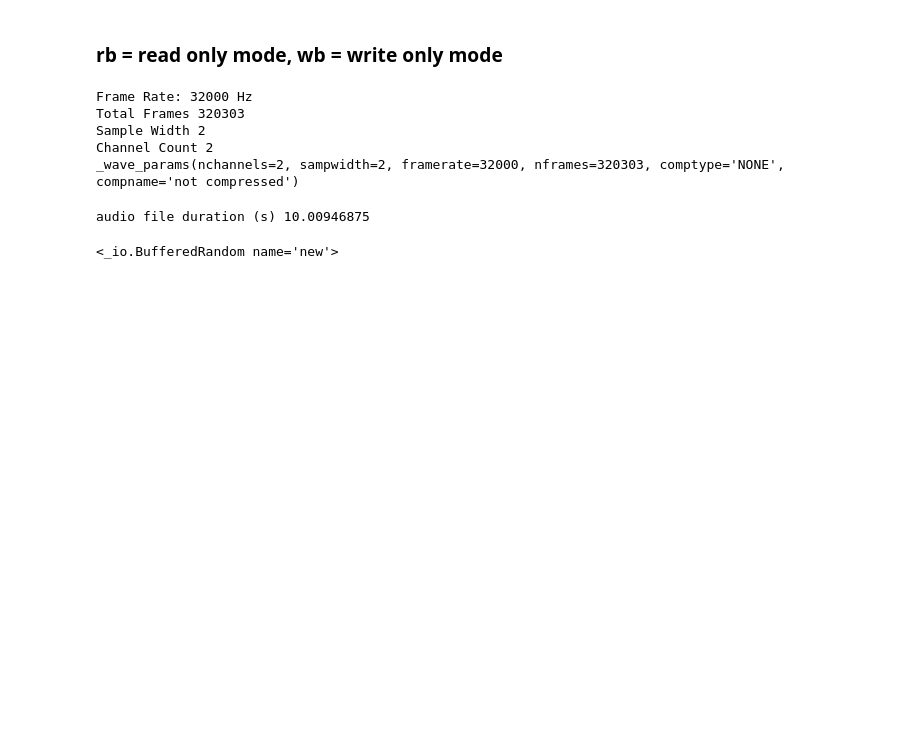
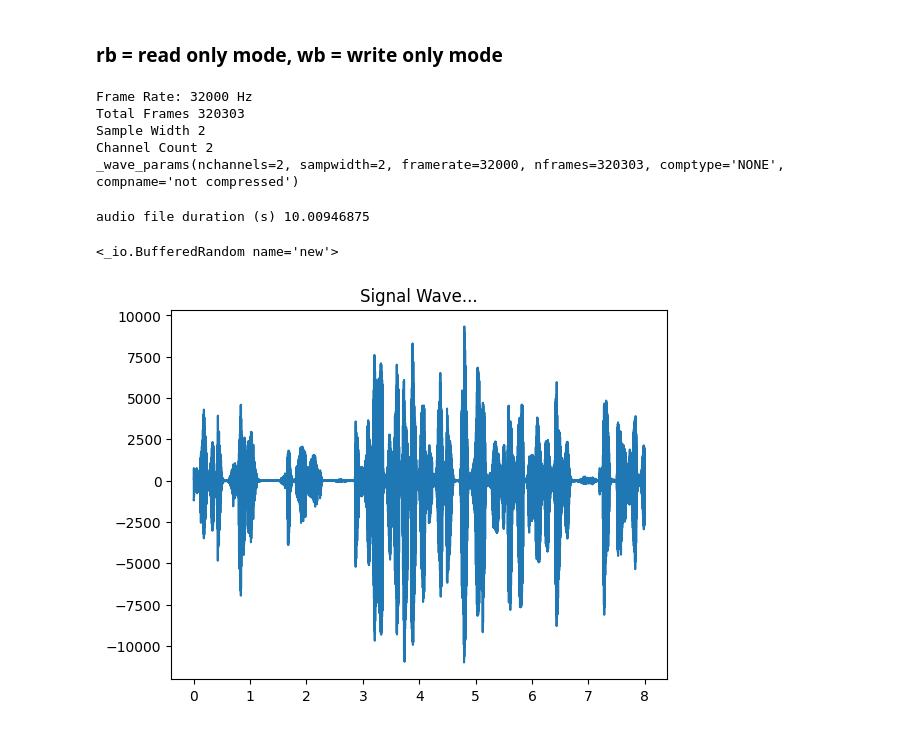
Before and after one commit to dr-Sax/Digital_Audio, a Jupyter notebook: wav.ipynb, the cells around one changed output. Saved outputs shown, nothing was run; the diff lists cells and outputs as text; code cells hidden in the pictures; blank space fills up the shorter version.

```diff
--- a/wav.ipynb
+++ b/wav.ipynb
@@ -83,3 +83,32 @@ sound = AudioSegment(
 sound.export('new.wav', format = 'wav')
 # %% [output]
 <_io.BufferedRandom name='new'>
+# %%
+
+import matplotlib.pyplot as plt
+import numpy as np
+import wave
+import sys
+
+
+spf = wave.open("sound_files/test4.wav", "r")
+
+# Extract Raw Audio from Wav File
+signal = spf.readframes(-1)
+signal = np.fromstring(signal, np.int16)
+fs = spf.getframerate()
+
+# If Stereo
+if spf.getnchannels() == 2:
+    print("Just mono files")
+    sys.exit(0)
+
+
+Time = np.linspace(0, len(signal) / fs, num=len(signal))
+
+plt.figure(1)
+plt.title("Signal Wave...")
+plt.plot(Time, signal)
+plt.show()
+# %% [output]
+[figure, added]
```
Also changed, not shown: 6 other files.
